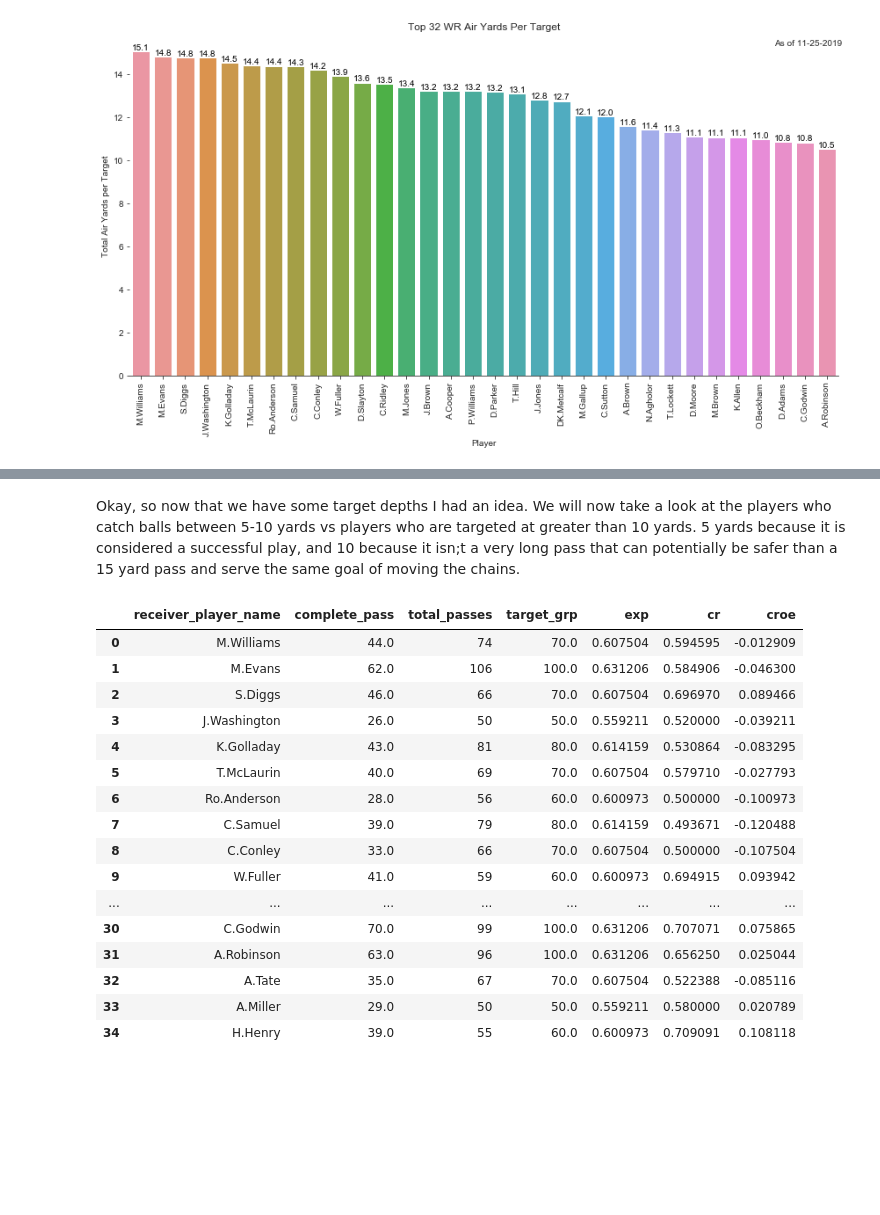
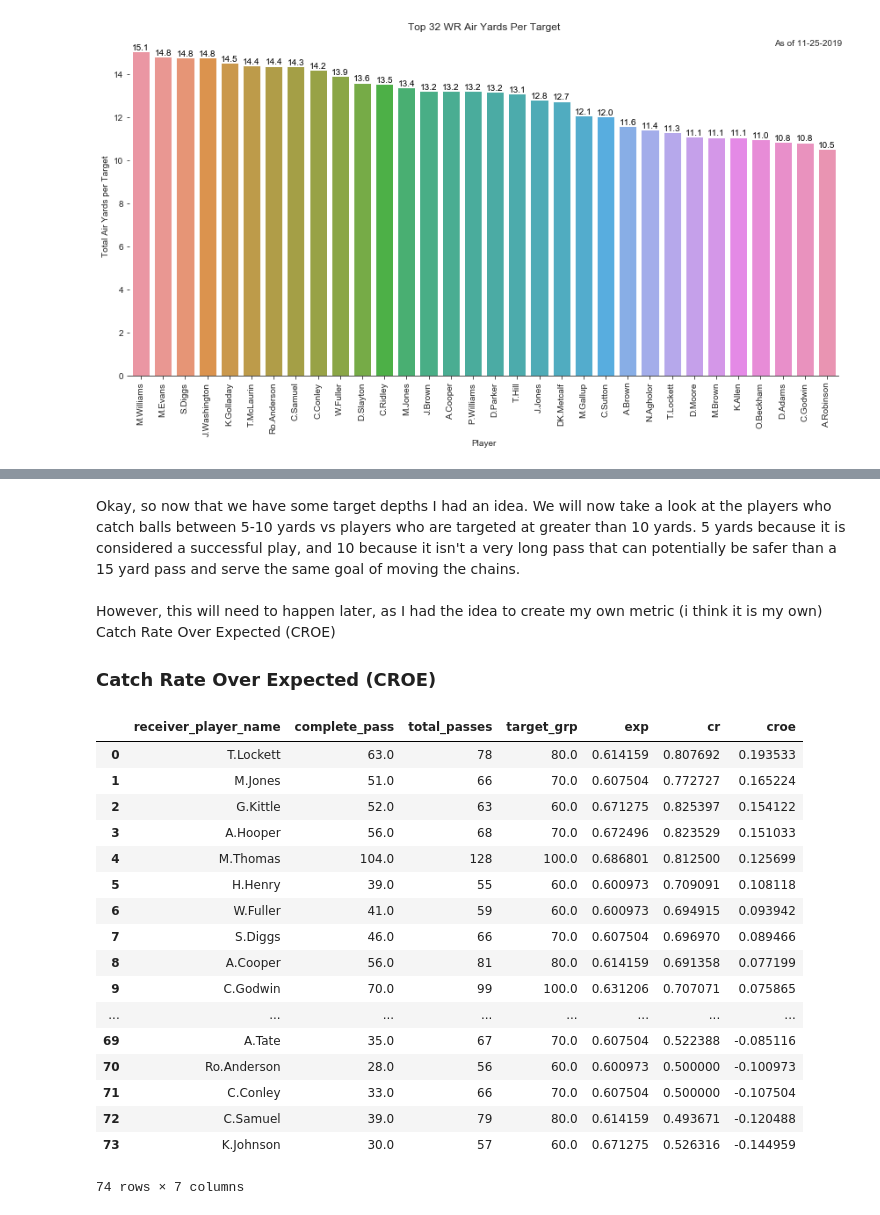
Before and after one commit to aramkaplanian/NFL_analysis, a Jupyter notebook: wr analysis.ipynb, the cells around one changed output, grey strips where cells are left out. Saved outputs shown, nothing was run; the diff lists cells and outputs as text; code cells hidden in the pictures; blank space fills up the shorter version.

Commit message:
croe calculation
further developed croe calculation. This will maintain further edits as I continue to make the process better

```diff
--- a/wr analysis.ipynb
+++ b/wr analysis.ipynb
@@ -529,5 +529,7 @@ show(p)
 [interactive output not drawn]
 [interactive output not drawn]
 # %% [markdown]
-Okay, so now that we have some target depths I had an idea. We will now take a look at the players who catch balls between 5-10 yards vs players who are targeted at greater than 10 yards. 5 yards because it is considered a successful play, and 10 because it isn;t a very long pass that can potentially be safer than a 15 yard pass and serve the same goal of moving the chains.
+Okay, so now that we have some target depths I had an idea. We will now take a look at the players who catch balls between 5-10 yards vs players who are targeted at greater than 10 yards. 5 yards because it is considered a successful play, and 10 because it isn't a very long pass that can potentially be safer than a 15 yard pass and serve the same goal of moving the chains. <br>
+However, this will need to happen later, as I had the idea to create my own metric (i think it is my own) Catch Rate Over Expected (CROE) <br>
+### Catch Rate Over Expected (CROE)
 # %%
@@ -570,20 +590,23 @@ deep_df = croe_calc(deep_df, "complete_pass", "total_passes")
-# %%
-deep_df
-# %% [output]
-|  | receiver_player_name | complete_pass | total_passes | target_grp | exp | cr | croe |
-| 0 | M.Williams | 44.0 | 74 | 70.0 | 0.607504 | 0.594595 | -0.012909 |
-| 1 | M.Evans | 62.0 | 106 | 100.0 | 0.631206 | 0.584906 | -0.046300 |
-| 2 | S.Diggs | 46.0 | 66 | 70.0 | 0.607504 | 0.696970 | 0.089466 |
-| 3 | J.Washington | 26.0 | 50 | 50.0 | 0.559211 | 0.520000 | -0.039211 |
-| 4 | K.Golladay | 43.0 | 81 | 80.0 | 0.614159 | 0.530864 | -0.083295 |
-| 5 | T.McLaurin | 40.0 | 69 | 70.0 | 0.607504 | 0.579710 | -0.027793 |
-| 6 | Ro.Anderson | 28.0 | 56 | 60.0 | 0.600973 | 0.500000 | -0.100973 |
-| 7 | C.Samuel | 39.0 | 79 | 80.0 | 0.614159 | 0.493671 | -0.120488 |
-| 8 | C.Conley | 33.0 | 66 | 70.0 | 0.607504 | 0.500000 | -0.107504 |
-| 9 | W.Fuller | 41.0 | 59 | 60.0 | 0.600973 | 0.694915 | 0.093942 |
-| ... | ... | ... | ... | ... | ... | ... | ... |
-| 30 | C.Godwin | 70.0 | 99 | 100.0 | 0.631206 | 0.707071 | 0.075865 |
-| 31 | A.Robinson | 63.0 | 96 | 100.0 | 0.631206 | 0.656250 | 0.025044 |
-| 32 | A.Tate | 35.0 | 67 | 70.0 | 0.607504 | 0.522388 | -0.085116 |
-| 33 | A.Miller | 29.0 | 50 | 50.0 | 0.559211 | 0.580000 | 0.020789 |
-| 34 | H.Henry | 39.0 | 55 | 60.0 | 0.600973 | 0.709091 | 0.108118 |
+# %%
+croe_df = calc_croe(total_df)
+# %%
+croe_df
+# %% [output]
+|  | receiver_player_name | complete_pass | total_passes | target_grp | exp | cr | croe |
+| 0 | T.Lockett | 63.0 | 78 | 80.0 | 0.614159 | 0.807692 | 0.193533 |
+| 1 | M.Jones | 51.0 | 66 | 70.0 | 0.607504 | 0.772727 | 0.165224 |
+| 2 | G.Kittle | 52.0 | 63 | 60.0 | 0.671275 | 0.825397 | 0.154122 |
+| 3 | A.Hooper | 56.0 | 68 | 70.0 | 0.672496 | 0.823529 | 0.151033 |
+| 4 | M.Thomas | 104.0 | 128 | 100.0 | 0.686801 | 0.812500 | 0.125699 |
+| 5 | H.Henry | 39.0 | 55 | 60.0 | 0.600973 | 0.709091 | 0.108118 |
+| 6 | W.Fuller | 41.0 | 59 | 60.0 | 0.600973 | 0.694915 | 0.093942 |
+| 7 | S.Diggs | 46.0 | 66 | 70.0 | 0.607504 | 0.696970 | 0.089466 |
+| 8 | A.Cooper | 56.0 | 81 | 80.0 | 0.614159 | 0.691358 | 0.077199 |
+| 9 | C.Godwin | 70.0 | 99 | 100.0 | 0.631206 | 0.707071 | 0.075865 |
+| ... | ... | ... | ... | ... | ... | ... | ... |
+| 69 | A.Tate | 35.0 | 67 | 70.0 | 0.607504 | 0.522388 | -0.085116 |
+| 70 | Ro.Anderson | 28.0 | 56 | 60.0 | 0.600973 | 0.500000 | -0.100973 |
+| 71 | C.Conley | 33.0 | 66 | 70.0 | 0.607504 | 0.500000 | -0.107504 |
+| 72 | C.Samuel | 39.0 | 79 | 80.0 | 0.614159 | 0.493671 | -0.120488 |
+| 73 | K.Johnson | 30.0 | 57 | 60.0 | 0.671275 | 0.526316 | -0.144959 |
+74 rows × 7 columns
```
Also changed, not shown: parts of 2 cells of this notebook.
